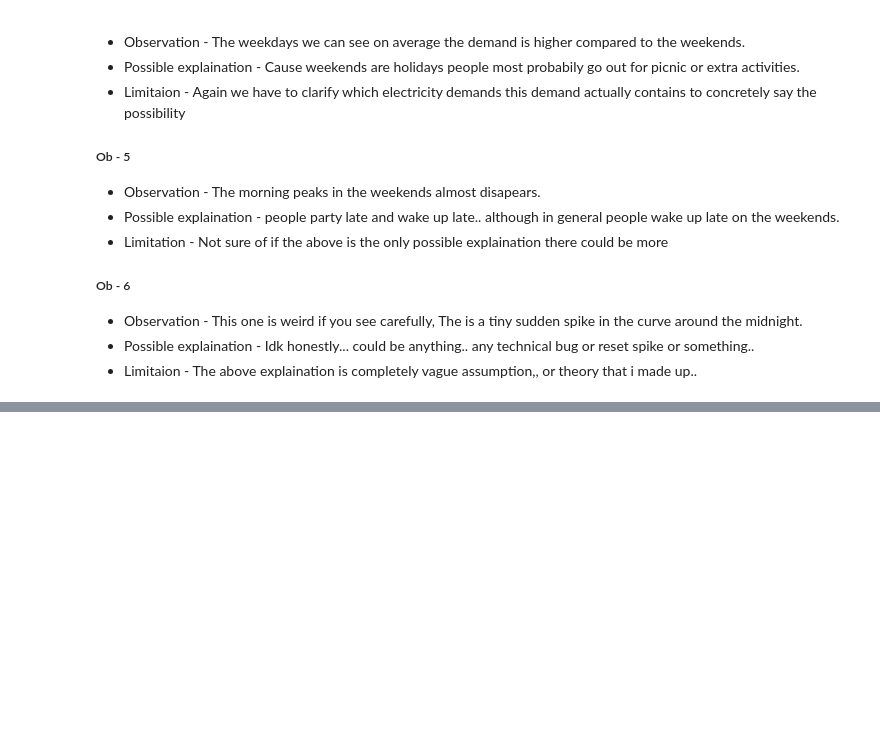
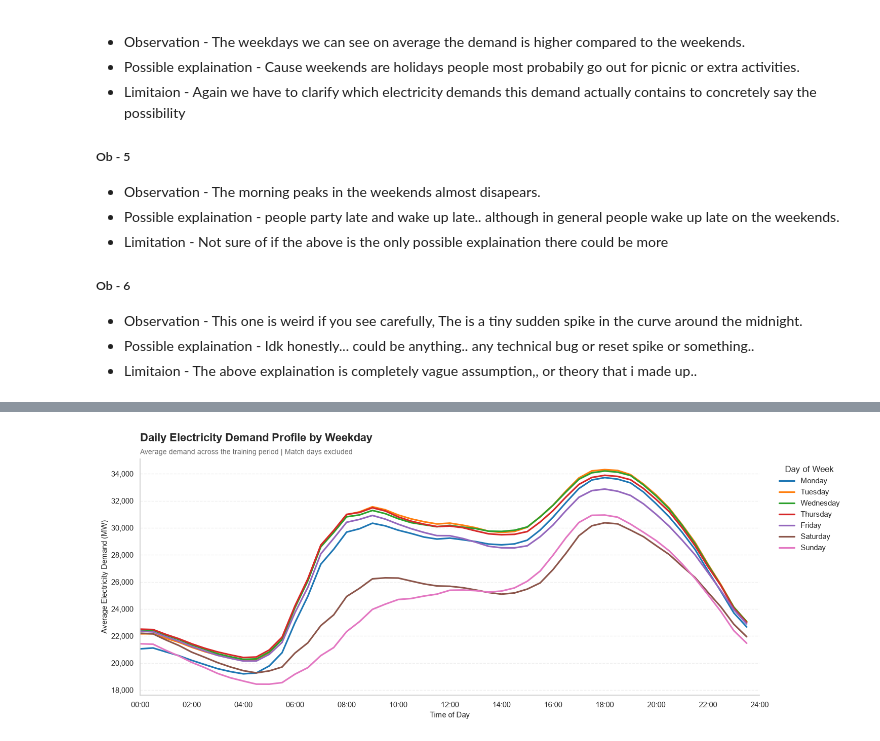
Before and after one commit to Ak62007/Halftime-Effect, a Jupyter notebook: notebooks/03_demand_eda.ipynb, the cells around one changed output, grey strips where cells are left out. Saved outputs shown, nothing was run; the diff lists cells and outputs as text; code cells hidden in the pictures; blank space fills up the shorter version.

```diff
--- a/notebooks/03_demand_eda.ipynb
+++ b/notebooks/03_demand_eda.ipynb
@@ -201,0 +235,7 @@ sample_week['timestamp_london'].min(), sample_week['timestamp_london'].max()
+# %%
+baseline_train = (
+    baseline_train
+    .assign(
+        half_hour_slot=lambda r: (r['timestamp_london'].dt.hour * 2) + (r['timestamp_london'].dt.minute // 30)
+    )
+)
@@ -201,0 +332,72 @@ sample_week['timestamp_london'].min(), sample_week['timestamp_london'].max()
+# %%
+weekday_order = [
+    'Monday', 'Tuesday', 'Wednesday',
+    'Thursday', 'Friday', 'Saturday', 'Sunday'
+]
+
+# Styling
+sns.set_theme(style='whitegrid', context='notebook')
+
+fig, ax = plt.subplots(figsize=(15, 6))
+
+sns.lineplot(
+    data=summary_data,
+    x='hour',
+    y='mean_demand',
+    hue='weekday',
+    hue_order=weekday_order,
+    palette='tab10',
+    linewidth=2.3,
+    estimator=None,
+    ax=ax
+)
+
+# X-axis formatting
+ax.set_xlim(0, 24)
+ax.set_xticks(range(0, 25, 2))
+ax.set_xticklabels(
+    [f'{h:02d}:00' for h in range(0, 25, 2)]
+)
+
+# Y-axis formatting
+ax.yaxis.set_major_formatter(StrMethodFormatter('{x:,.0f}'))
+
+# Titles and labels
+ax.set_title(
+    'Daily Electricity Demand Profile by Weekday',
+    fontsize=16,
+    fontweight='bold',
+    loc='left',
+    pad=25
+)
+
+ax.text(
+    0, 1.02,
+    'Average demand across the training period | Match days excluded',
+    transform=ax.transAxes,
+    fontsize=10,
+    color='dimgray'
+)
+
+ax.set_xlabel('Time of Day', fontsize=11)
+ax.set_ylabel('Average Electricity Demand (MW)', fontsize=11)
+
+# Minimal grid
+ax.grid(axis='y', linestyle='--', alpha=0.3)
+ax.grid(axis='x', visible=False)
+
+# Remove unnecessary borders
+sns.despine(ax=ax)
+
+# Legend outside the plot
+ax.legend(
+    title='Day of Week',
+    bbox_to_anchor=(1.02, 1),
+    loc='upper left',
+    frameon=False
+)
+
+plt.tight_layout()
+plt.show()
+# %% [output]
+[figure, added]
```
Also changed, not shown: parts of 35 cells of this notebook.
